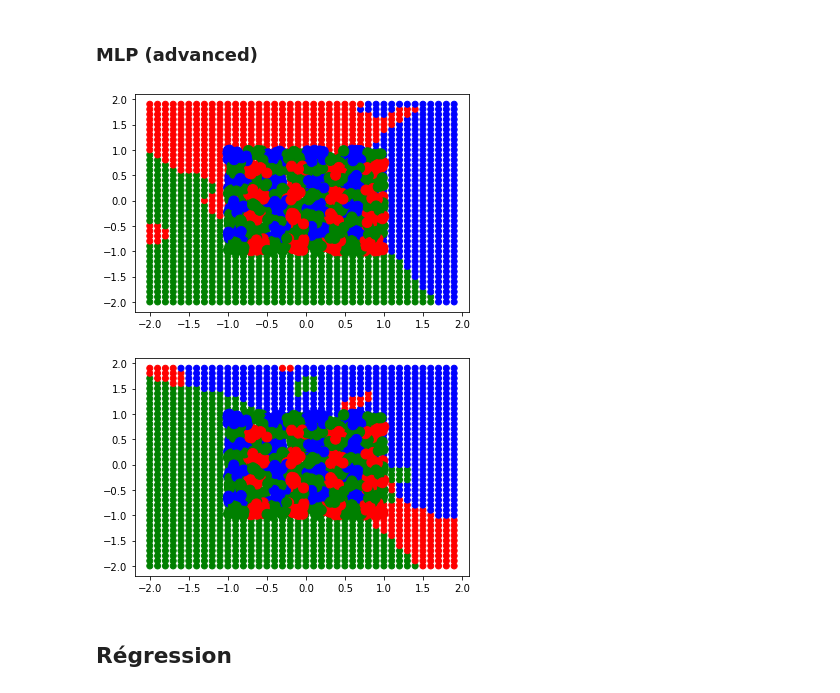
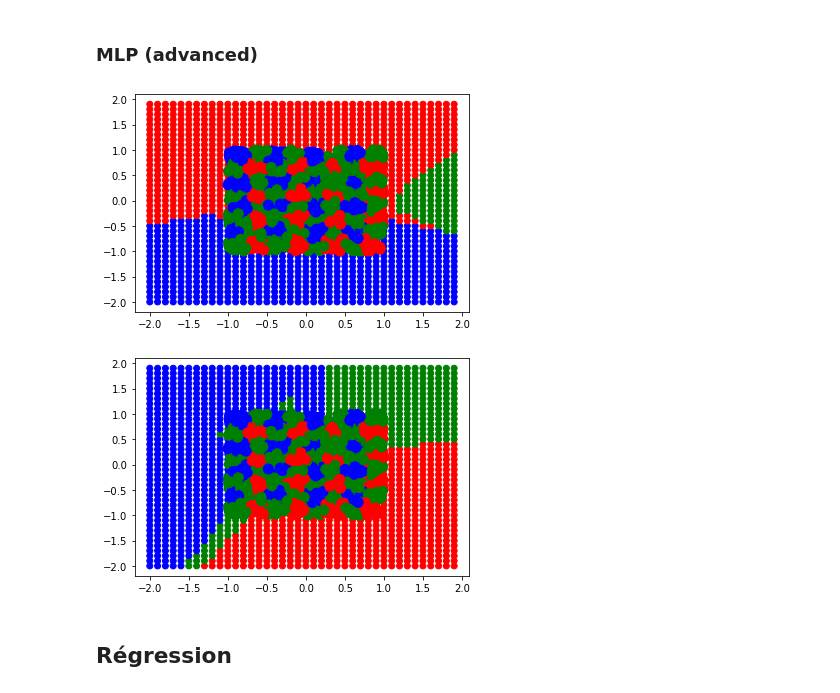
Before and after one commit to Levorilh/ml_python, a Jupyter notebook: Notebook___CAS_DE_TESTS.ipynb, the cells around one changed output. Saved outputs shown, nothing was run; the diff lists cells and outputs as text; code cells hidden in the pictures.

Commit message:
linear multi-classification test case

```diff
--- a/Notebook___CAS_DE_TESTS.ipynb
+++ b/Notebook___CAS_DE_TESTS.ipynb
@@ -1108,33 +1121,33 @@ TypeError: predict_mlp_model_classification() missing 1 required positional argu
 # %% [markdown]
 ### MLP (advanced)
 # %%
-input_dim = [len(X[0]),256,256,3]
+input_dim = [len(X[0]),26,26,3]
 
 
 model, len_output_layer = create_mlp_model(input_dim)
 test_dataset = [[x1, x2] for x1 in np.arange(-2, 2,0.1) for x2 in np.arange(-2, 2, 0.1)]
 colors = ["blue" if np.argmax(output) == 0 else ("red" if np.argmax(output) == 1 else "green") for output in Y]
 
 predicted_outputs = [predict_mlp_model_classification(model, len_output_layer, p)  for p in test_dataset]
 predicted_outputs_colors = ["blue" if np.argmax(output) == 0 else ("red" if np.argmax(output) == 1 else "green") for output in predicted_outputs]
 plt.scatter([p[0] for p in test_dataset], [p[1] for p in test_dataset], c=predicted_outputs_colors)
 plt.scatter([p[0] for p in X], [p[1] for p in X], c=colors, s=100)
 plt.show()
 
 
-train_classification_stochastic_gradient_backpropagation_mlp_model(model, X, Y.flatten(), epochs=20000)
+train_classification_stochastic_gradient_backpropagation_mlp_model(model, X, Y.flatten(), alpha=0.01, epochs=100000)
 
 predicted_outputs = [predict_mlp_model_classification(model,len_output_layer, p)  for p in test_dataset]
 predicted_outputs_colors = ["blue" if np.argmax(output) == 0 else ("red" if np.argmax(output) == 1 else "green") for output in predicted_outputs]
 plt.scatter([p[0] for p in test_dataset], [p[1] for p in test_dataset], c=predicted_outputs_colors)
 plt.scatter([p[0] for p in X], [p[1] for p in X], c=colors, s=100)
 plt.show()
 
 
 destroy_mlp_model(model)
 # %% [output]
-[figure, old version]
+[figure, new version]
-[figure, old version]
+[figure, new version]
 # %% [markdown]
 ## Régression
 # %% [markdown]
```
Also changed, not shown: parts of 9 cells of this notebook.
